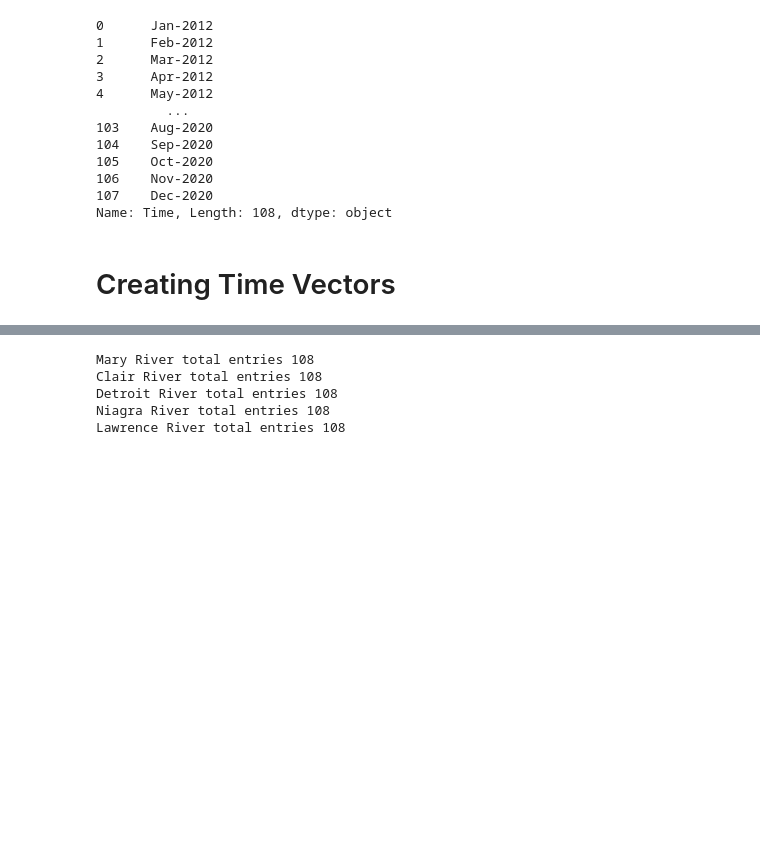
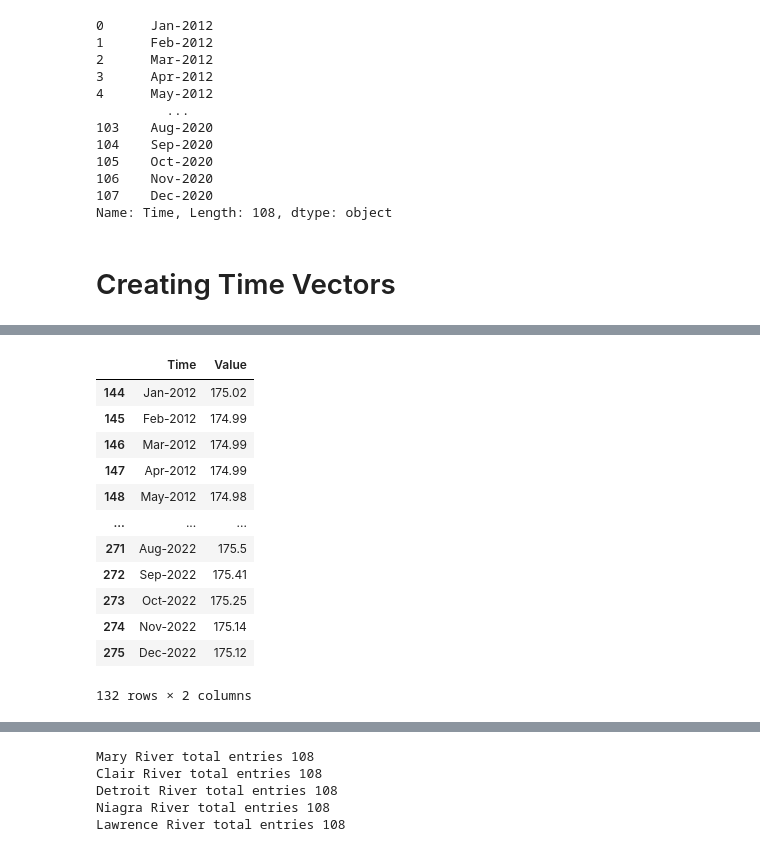
Before and after one commit to healeyq3/MCM2024, a Jupyter notebook: Data-Processing/lake_data_v1.ipynb, the cells around one changed output, grey strips where cells are left out. Saved outputs shown, nothing was run; the diff lists cells and outputs as text; code cells hidden in the pictures; blank space fills up the shorter version.

```diff
--- a/Data-Processing/lake_data_v1.ipynb
+++ b/Data-Processing/lake_data_v1.ipynb
@@ -393,0 +426,16 @@ Name: Time, Length: 108, dtype: object
+# %%
+clairDepth.iloc[144:, :]
+# %% [output]
+|  | Time | Value |
+| 144 | Jan-2012 | 175.02 |
+| 145 | Feb-2012 | 174.99 |
+| 146 | Mar-2012 | 174.99 |
+| 147 | Apr-2012 | 174.99 |
+| 148 | May-2012 | 174.98 |
+| ... | ... | ... |
+| 271 | Aug-2022 | 175.5 |
+| 272 | Sep-2022 | 175.41 |
+| 273 | Oct-2022 | 175.25 |
+| 274 | Nov-2022 | 175.14 |
+| 275 | Dec-2022 | 175.12 |
+132 rows × 2 columns
```
Also changed, not shown: parts of 8 cells of this notebook, 4 other files.
